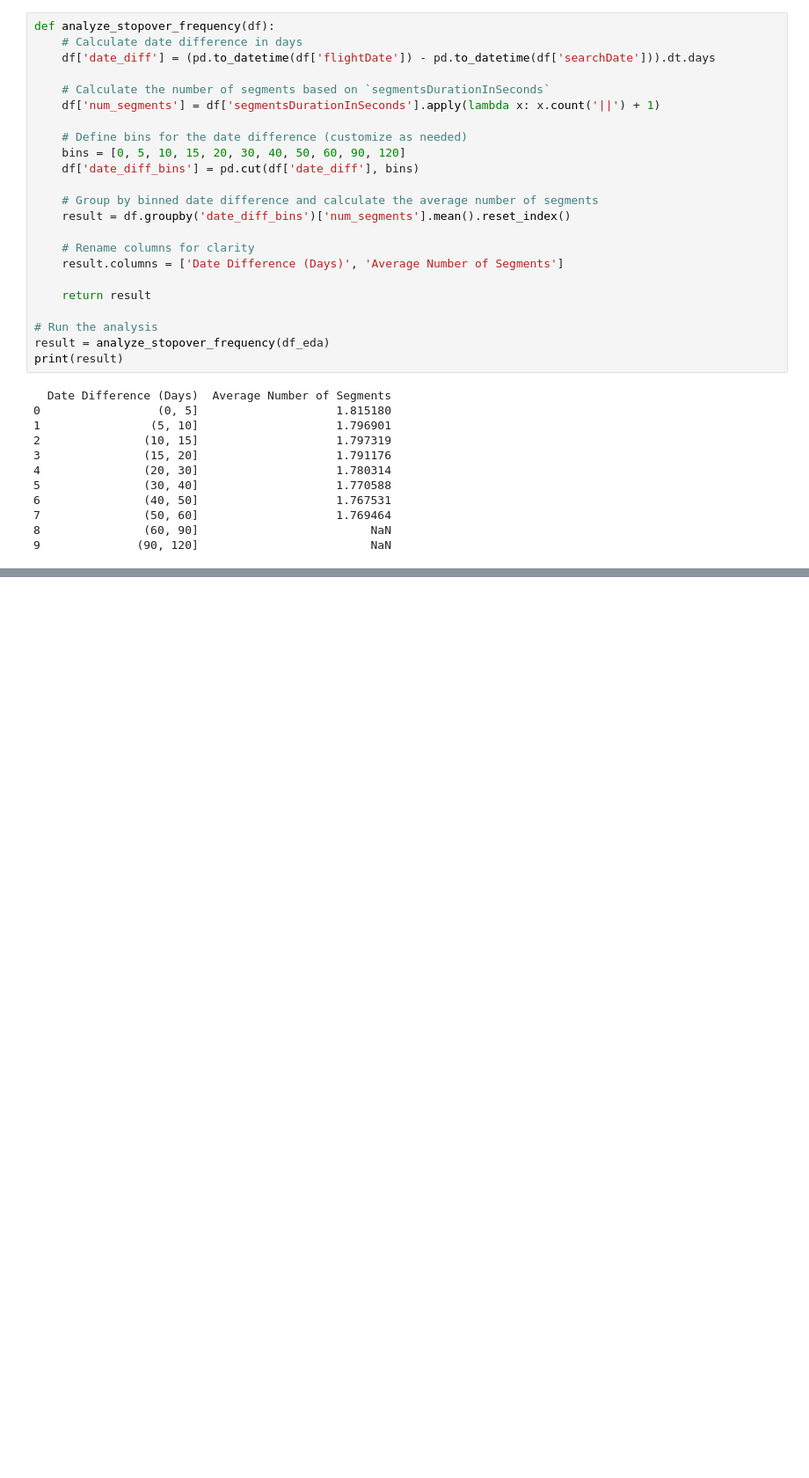
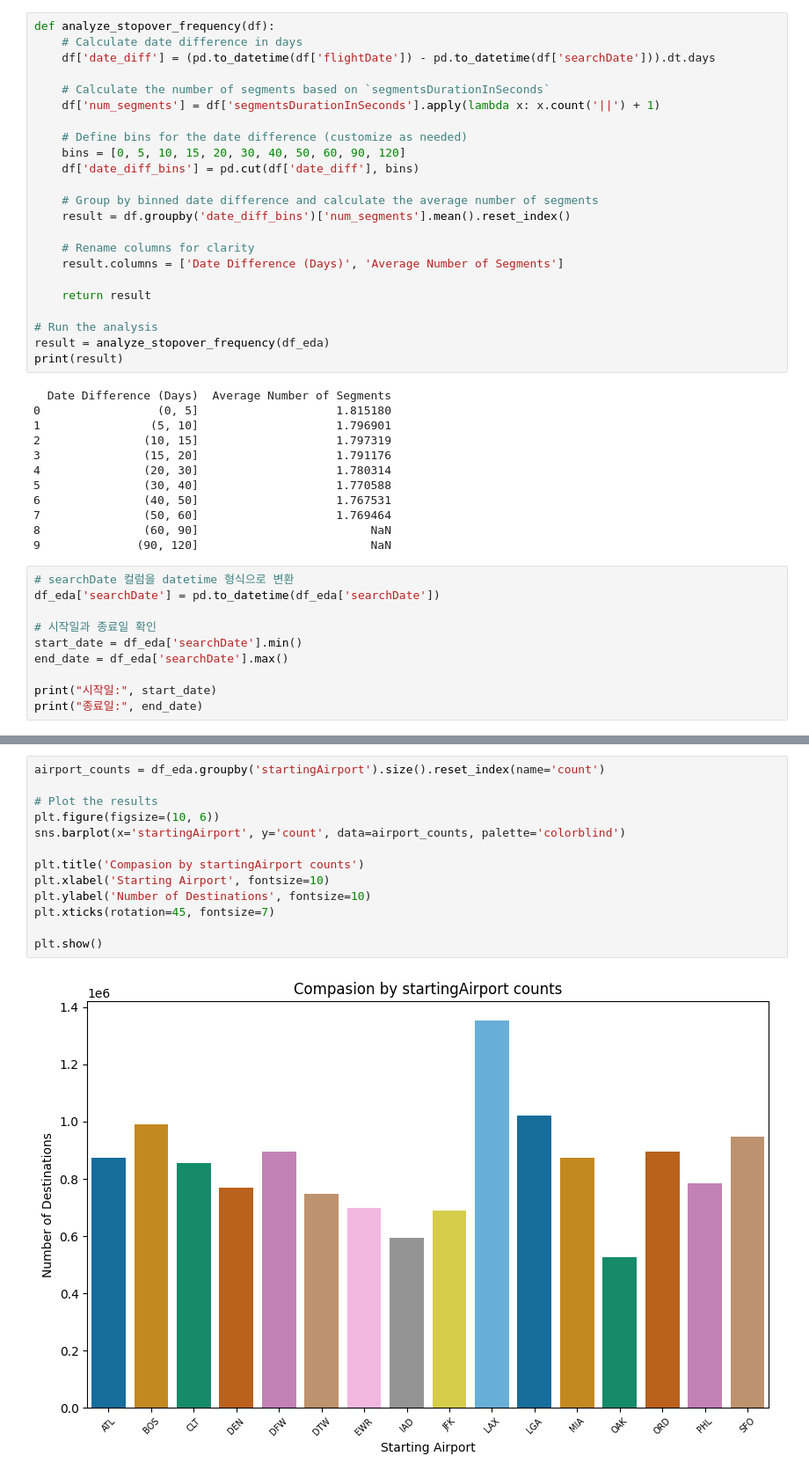
Before and after one commit to raym2828/adv_mla_at3_experimentation, a Jupyter notebook: notebooks/1_Taekjin_Jeong_25099654_EDA.ipynb, the cells around one changed output, grey strips where cells are left out. Shown at 88% size. Drawn from its saved outputs; the diff is of its cells as text; blank space fills up the shorter version.

```diff
--- a/notebooks/1_Taekjin_Jeong_25099654_EDA.ipynb
+++ b/notebooks/1_Taekjin_Jeong_25099654_EDA.ipynb
@@ -367,3 +420,13 @@ print(result)
 7               (50, 60]                    1.769464
 8               (60, 90]                         NaN
 9              (90, 120]                         NaN
+# %%
+# searchDate 컬럼을 datetime 형식으로 변환
+df_eda['searchDate'] = pd.to_datetime(df_eda['searchDate'])
+
+# 시작일과 종료일 확인
+start_date = df_eda['searchDate'].min()
+end_date = df_eda['searchDate'].max()
+
+print("시작일:", start_date)
+print("종료일:", end_date)
@@ -369,0 +436,15 @@ print(result)
+# %%
+airport_counts = df_eda.groupby('startingAirport').size().reset_index(name='count')
+
+# Plot the results
+plt.figure(figsize=(10, 6))
+sns.barplot(x='startingAirport', y='count', data=airport_counts, palette='colorblind')
+
+plt.title('Compasion by startingAirport counts')
+plt.xlabel('Starting Airport', fontsize=10)
+plt.ylabel('Number of Destinations', fontsize=10)
+plt.xticks(rotation=45, fontsize=7)
+
+plt.show()
+# %% [output]
+[figure, added]
```
Also changed, not shown: parts of 9 cells of this notebook, 3 other files.
